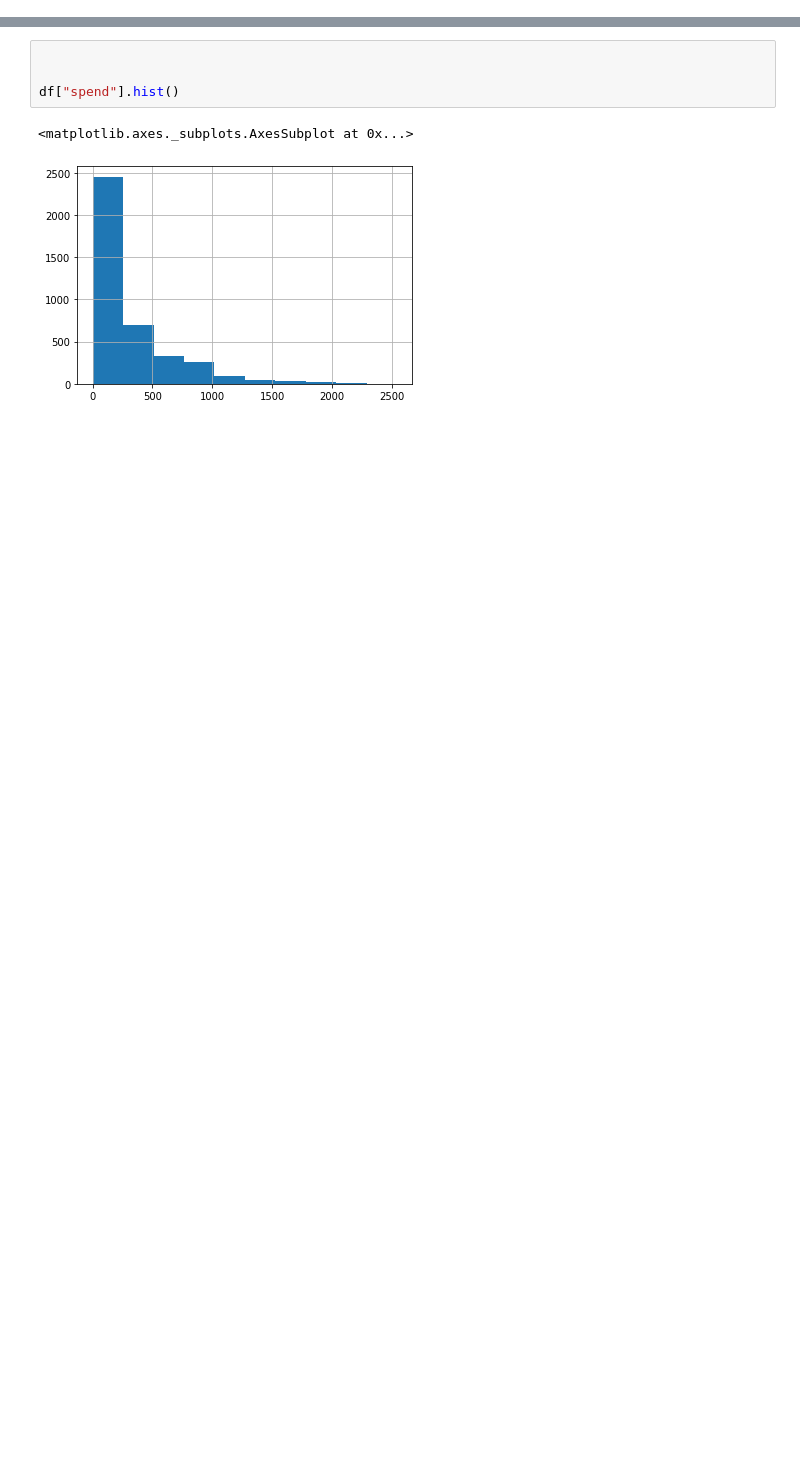
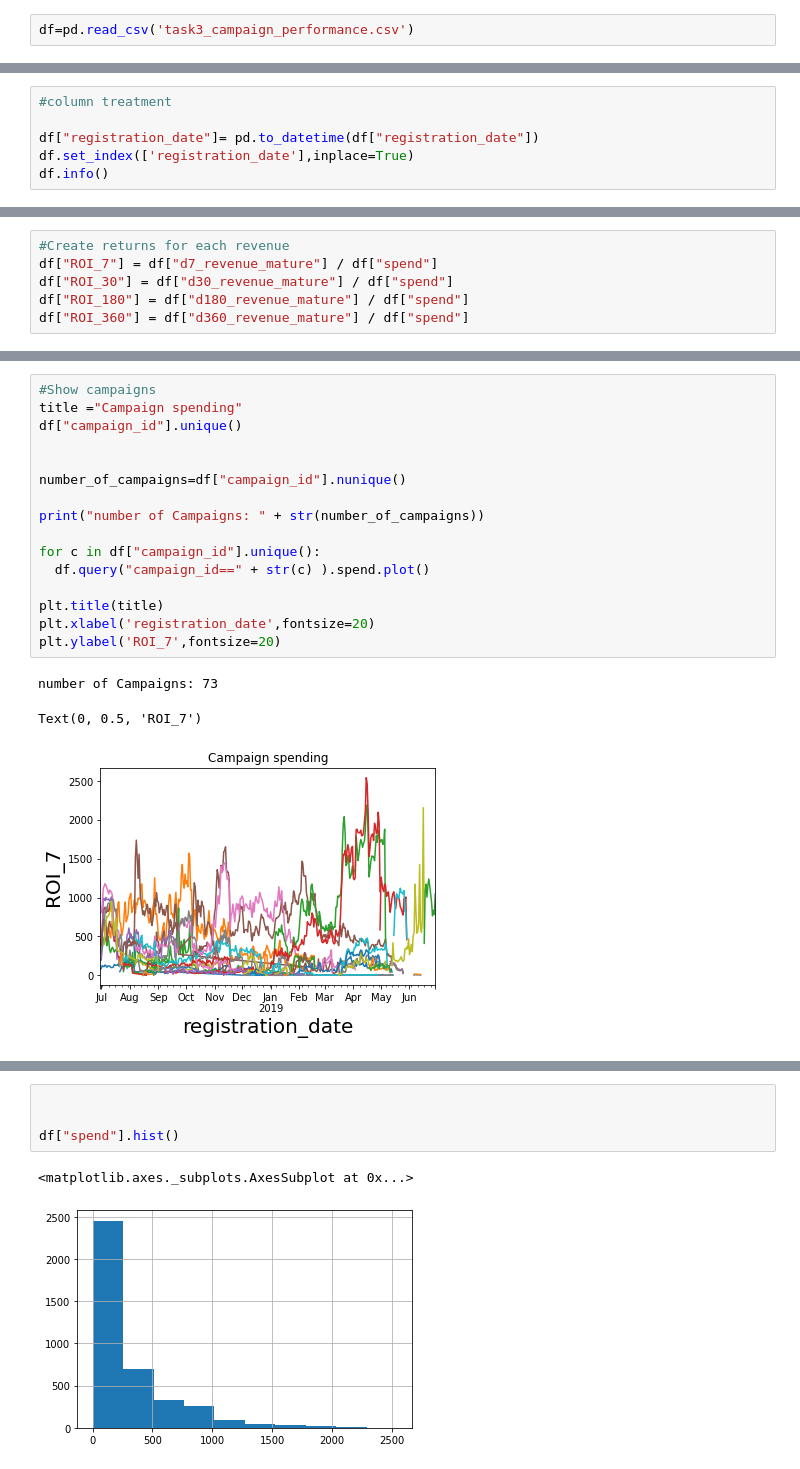
Before and after one commit to jonatancisneros/AzureBlobLearning, a Jupyter notebook: TASK3.ipynb, the cells around one changed output, grey strips where cells are left out. Saved outputs shown, nothing was run; the diff lists cells and outputs as text; blank space fills up the shorter version.

```diff
--- a/TASK3.ipynb
+++ b/TASK3.ipynb
@@ -36,0 +32,2 @@ df.head()
+# %%
+df=pd.read_csv('task3_campaign_performance.csv')
@@ -36,0 +60,6 @@ df.head()
+# %%
+#column treatment
+
+df["registration_date"]= pd.to_datetime(df["registration_date"])
+df.set_index(['registration_date'],inplace=True)
+df.info()
@@ -36,0 +96,6 @@ df.head()
+# %%
+#Create returns for each revenue
+df["ROI_7"] = df["d7_revenue_mature"] / df["spend"]
+df["ROI_30"] = df["d30_revenue_mature"] / df["spend"]
+df["ROI_180"] = df["d180_revenue_mature"] / df["spend"]
+df["ROI_360"] = df["d360_revenue_mature"] / df["spend"]
@@ -36,0 +129,20 @@ df.head()
+# %%
+#Show campaigns
+title ="Campaign spending"
+df["campaign_id"].unique()
+
+
+number_of_campaigns=df["campaign_id"].nunique()
+
+print("number of Campaigns: " + str(number_of_campaigns))
+
+for c in df["campaign_id"].unique():
+  df.query("campaign_id==" + str(c) ).spend.plot()
+
+plt.title(title)
+plt.xlabel('registration_date',fontsize=20)
+plt.ylabel('ROI_7',fontsize=20)
+# %% [output]
+number of Campaigns: 73
+Text(0, 0.5, 'ROI_7')
+[figure, added]
```
Also changed, not shown: parts of 10 cells of this notebook.
